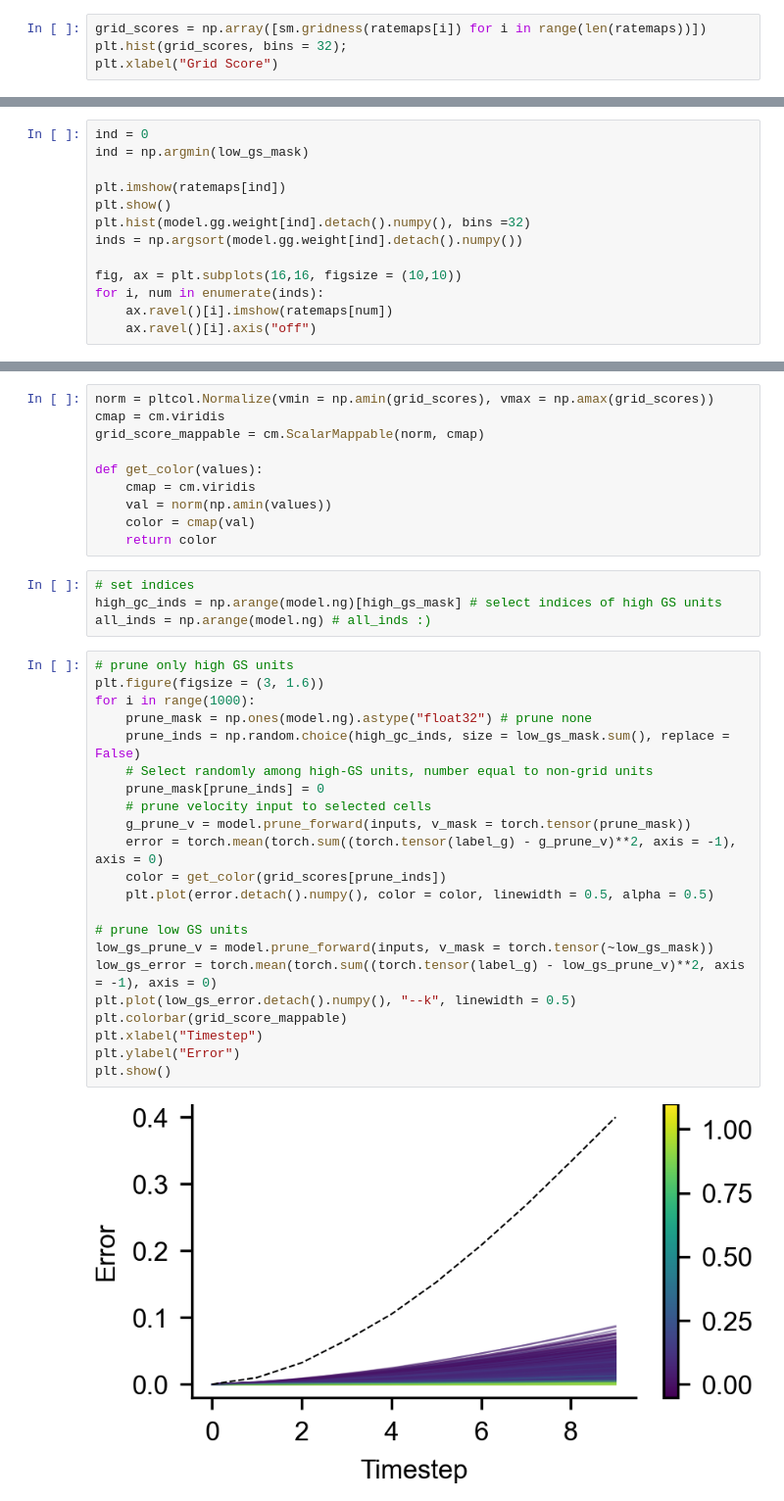
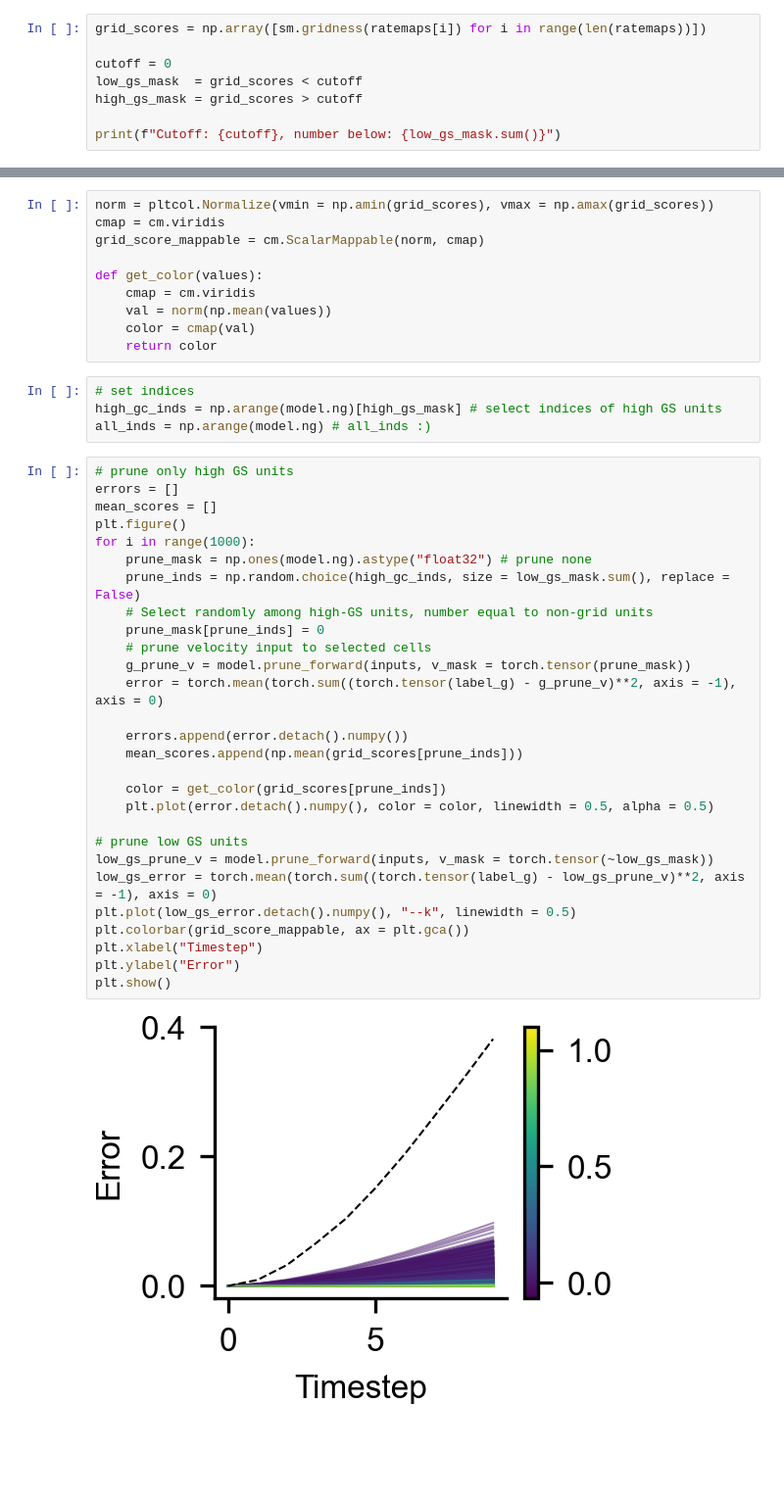
Before and after one commit to bioAI-Oslo/GridsWithoutPI, a Jupyter notebook: prune_rnn.ipynb, the cells around one changed output, grey strips where cells are left out. Shown at 98% size. Cells and saved outputs as stored; diff of their text form; blank space fills up the shorter version.

```diff
--- a/prune_rnn.ipynb
+++ b/prune_rnn.ipynb
@@ -31,6 +31,10 @@ label_g = model(inputs).detach().numpy() # double check that states are alright
 ratemaps = scipy.stats.binned_statistic_2d(rt[...,0].ravel().numpy(), rt[...,1].ravel().numpy(), label_g.reshape(-1, label_g.shape[-1]).T, bins = res)[0]
 # %%
 grid_scores = np.array([sm.gridness(ratemaps[i]) for i in range(len(ratemaps))])
-plt.hist(grid_scores, bins = 32);
-plt.xlabel("Grid Score")
+
+cutoff = 0
+low_gs_mask  = grid_scores < cutoff
+high_gs_mask = grid_scores > cutoff
+
+print(f"Cutoff: {cutoff}, number below: {low_gs_mask.sum()}")
 # %% [output]
@@ -50,13 +63,0 @@ multiimshow(ratemaps[high_gs_mask], figsize = (4,4));
-# %%
-ind = 0
-ind = np.argmin(low_gs_mask)
-
-plt.imshow(ratemaps[ind])
-plt.show()
-plt.hist(model.gg.weight[ind].detach().numpy(), bins =32)
-inds = np.argsort(model.gg.weight[ind].detach().numpy())
-
-fig, ax = plt.subplots(16,16, figsize = (10,10))
-for i, num in enumerate(inds):
-    ax.ravel()[i].imshow(ratemaps[num])
-    ax.ravel()[i].axis("off")
@@ -71,7 +68,7 @@ grid_score_mappable = cm.ScalarMappable(norm, cmap)
 
 def get_color(values):
     cmap = cm.viridis
-    val = norm(np.amin(values))
+    val = norm(np.mean(values))
     color = cmap(val)
     return color
 # %%
@@ -80,25 +77,31 @@ high_gc_inds = np.arange(model.ng)[high_gs_mask] # select indices of high GS uni
 all_inds = np.arange(model.ng) # all_inds :)
 # %%
 # prune only high GS units
-plt.figure(figsize = (3, 1.6))
+errors = []
+mean_scores = []
+plt.figure()
 for i in range(1000):
     prune_mask = np.ones(model.ng).astype("float32") # prune none
     prune_inds = np.random.choice(high_gc_inds, size = low_gs_mask.sum(), replace = False)
     # Select randomly among high-GS units, number equal to non-grid units
     prune_mask[prune_inds] = 0
     # prune velocity input to selected cells
     g_prune_v = model.prune_forward(inputs, v_mask = torch.tensor(prune_mask))
     error = torch.mean(torch.sum((torch.tensor(label_g) - g_prune_v)**2, axis = -1), axis = 0)
+
+    errors.append(error.detach().numpy())
+    mean_scores.append(np.mean(grid_scores[prune_inds]))
+
     color = get_color(grid_scores[prune_inds])
     plt.plot(error.detach().numpy(), color = color, linewidth = 0.5, alpha = 0.5)
 
 # prune low GS units
 low_gs_prune_v = model.prune_forward(inputs, v_mask = torch.tensor(~low_gs_mask))
 low_gs_error = torch.mean(torch.sum((torch.tensor(label_g) - low_gs_prune_v)**2, axis = -1), axis = 0)
 plt.plot(low_gs_error.detach().numpy(), "--k", linewidth = 0.5)
-plt.colorbar(grid_score_mappable)
+plt.colorbar(grid_score_mappable, ax = plt.gca())
 plt.xlabel("Timestep")
 plt.ylabel("Error")
 plt.show()
 # %% [output]
-[figure, old version]
+[figure, new version]
```
Also changed, not shown: parts of 12 cells of this notebook.
